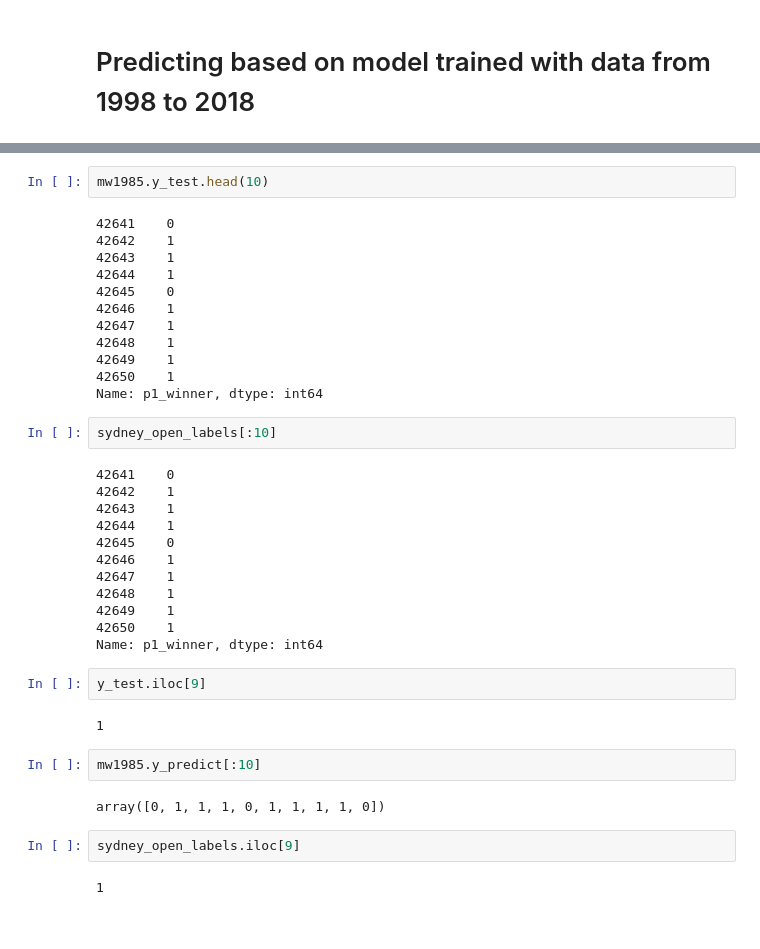
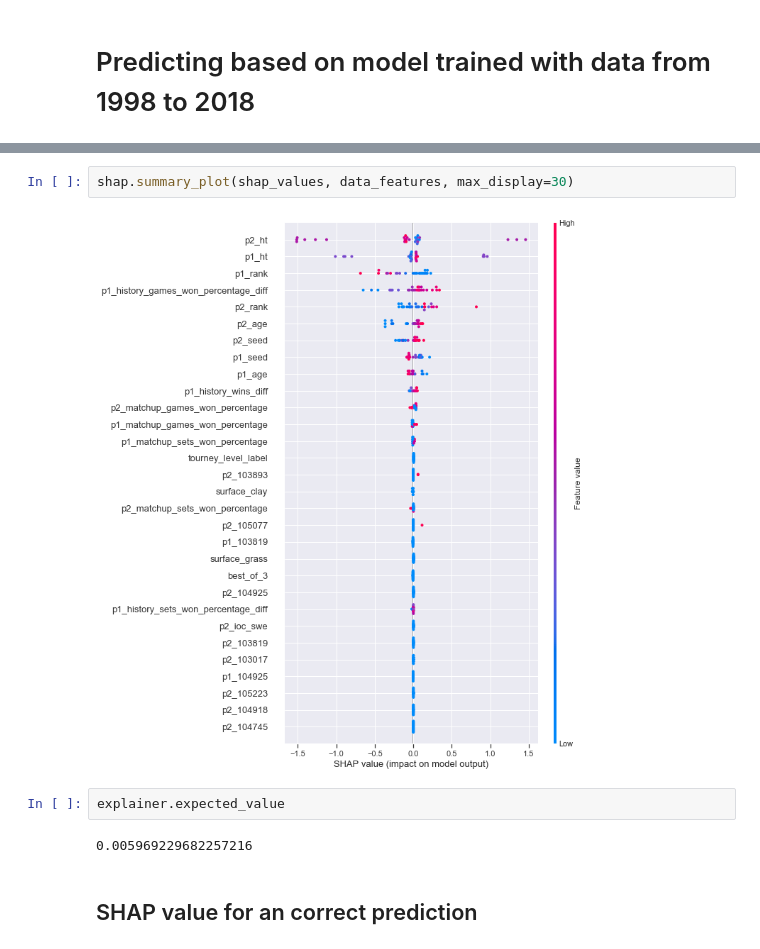
Before and after one commit to sv650s/atp-tennis-predictions, a Jupyter notebook: notebooks/10-sydney-open-2019-prediction.ipynb, the cells around one changed output, grey strips where cells are left out. Saved outputs shown, nothing was run; the diff lists cells and outputs as text.

```diff
--- a/notebooks/10-sydney-open-2019-prediction.ipynb
+++ b/notebooks/10-sydney-open-2019-prediction.ipynb
@@ -429,40 +289,10 @@ shap_values1985[1][idx][:].tolist()
-# %%
-mw1985.y_test.head(10)
-# %% [output]
-42641    0
-42642    1
-42643    1
-42644    1
-42645    0
-42646    1
-42647    1
-42648    1
-42649    1
-42650    1
-Name: p1_winner, dtype: int64
-# %%
-sydney_open_labels[:10]
-# %% [output]
-42641    0
-42642    1
-42643    1
-42644    1
-42645    0
-42646    1
-42647    1
-42648    1
-42649    1
-42650    1
-Name: p1_winner, dtype: int64
-# %%
-y_test.iloc[9]
-# %% [output]
-1
-# %%
-mw1985.y_predict[:10]
-# %% [output]
-array([0, 1, 1, 1, 0, 1, 1, 1, 1, 0])
-# %%
-sydney_open_labels.iloc[9]
-# %% [output]
-1
+# %%
+shap.summary_plot(shap_values, data_features, max_display=30)
+# %% [output]
+[figure, added]
+# %%
+explainer.expected_value
+# %% [output]
+0.005969229682257216
+# %% [markdown]
+## SHAP value for an correct prediction
```
Also changed, not shown: parts of 54 cells of this notebook.
